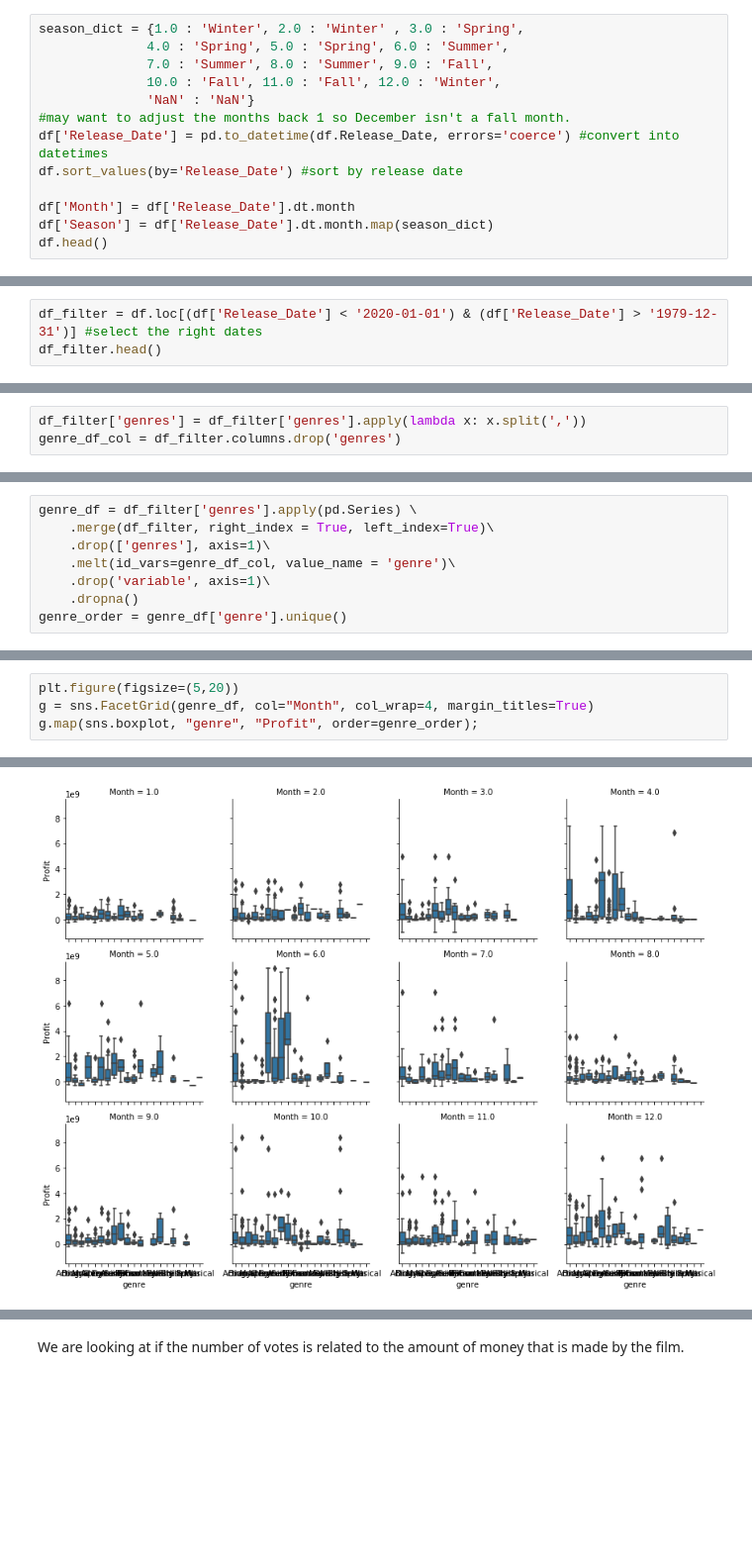
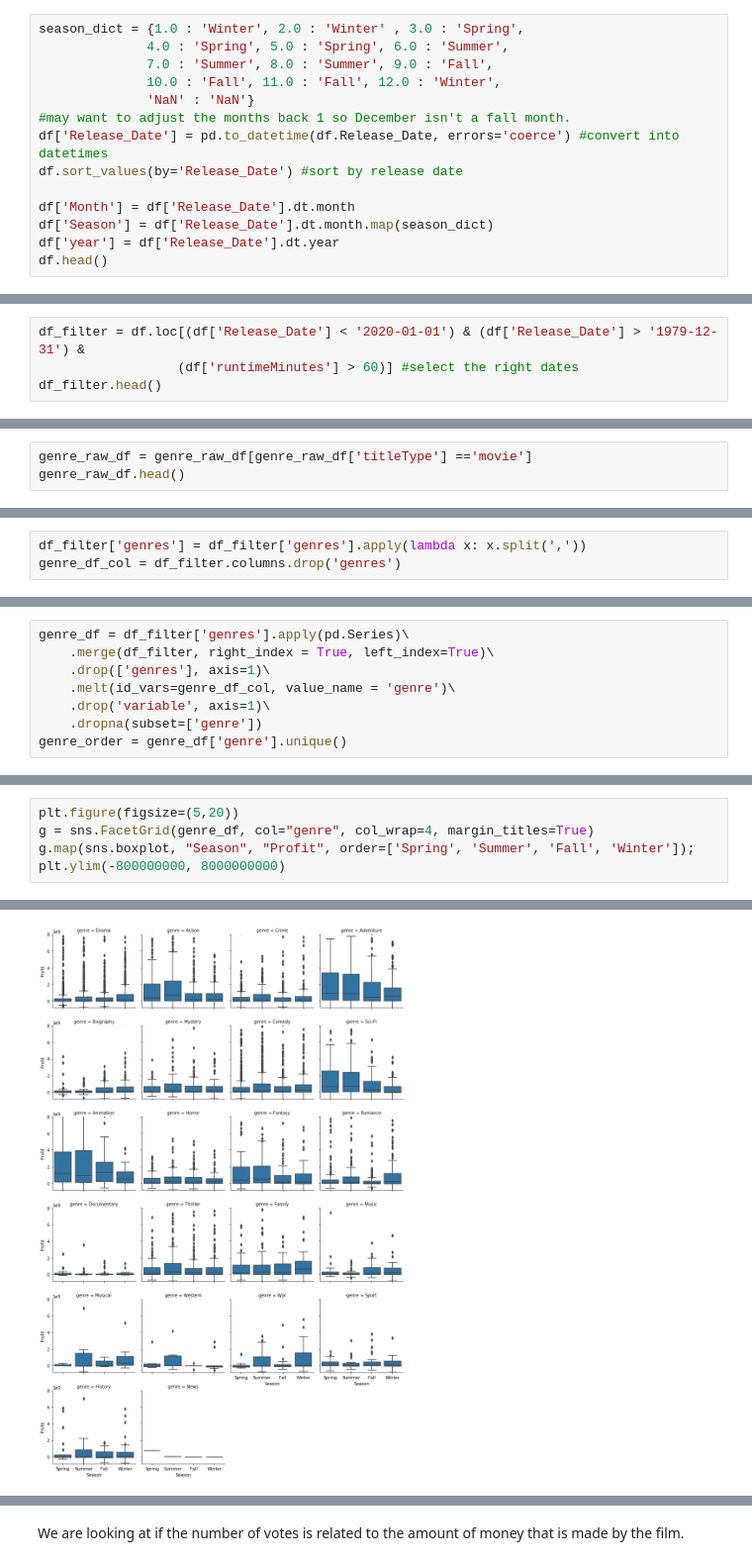
Before and after one commit to snepaul179/dsc-mod-1-project-v2-1-onl01-dtsc-pt-052620, a Jupyter notebook: Final_Vers_ZP.ipynb, the cells around one changed output, grey strips where cells are left out. Shown at 99% size. Cells and saved outputs as stored; diff of their text form; blank space fills up the shorter version.

```diff
--- a/Final_Vers_ZP.ipynb
+++ b/Final_Vers_ZP.ipynb
@@ -241,6 +257,7 @@ df.sort_values(by='Release_Date') #sort by release date
 
 df['Month'] = df['Release_Date'].dt.month
 df['Season'] = df['Release_Date'].dt.month.map(season_dict)
+df['year'] = df['Release_Date'].dt.year
 df.head()
 # %% [output]
 |  | studio | year | Movie_title | tconst | runtimeMinutes | averageRating | numVotes | region | language | ... |
@@ -254,5 +269,6 @@ want to drop region, runtime, movie_name,
 # %%
-df_filter = df.loc[(df['Release_Date'] < '2020-01-01') & (df['Release_Date'] > '1979-12-31')] #select the right dates
+df_filter = df.loc[(df['Release_Date'] < '2020-01-01') & (df['Release_Date'] > '1979-12-31') &
+                  (df['runtimeMinutes'] > 60)] #select the right dates
 df_filter.head()
 # %% [output]
 |  | studio | year | Movie_title | tconst | runtimeMinutes | averageRating | numVotes | region | language | ... |
@@ -276,0 +284,3 @@ genre_raw_df.head()
+# %%
+genre_raw_df = genre_raw_df[genre_raw_df['titleType'] =='movie']
+genre_raw_df.head()
@@ -284,8 +303,8 @@ genre_df_col = df_filter.columns.drop('genres')
 # %%
-genre_df = df_filter['genres'].apply(pd.Series) \
+genre_df = df_filter['genres'].apply(pd.Series)\
     .merge(df_filter, right_index = True, left_index=True)\
     .drop(['genres'], axis=1)\
     .melt(id_vars=genre_df_col, value_name = 'genre')\
     .drop('variable', axis=1)\
-    .dropna()
+    .dropna(subset=['genre'])
 genre_order = genre_df['genre'].unique()
@@ -315,5 +347,6 @@ plt.legend(bbox_to_anchor=(1.05, 1), loc=2, borderaxespad=0.,prop={'size': 10})
 # %%
 plt.figure(figsize=(5,20))
-g = sns.FacetGrid(genre_df, col="Month", col_wrap=4, margin_titles=True)
-g.map(sns.boxplot, "genre", "Profit", order=genre_order);
+g = sns.FacetGrid(genre_df, col="genre", col_wrap=4, margin_titles=True)
+g.map(sns.boxplot, "Season", "Profit", order=['Spring', 'Summer', 'Fall', 'Winter']);
+plt.ylim(-800000000, 8000000000)
 # %% [output]
@@ -321 +355 @@ g.map(sns.boxplot, "genre", "Profit", order=genre_order);
-[figure, old version]
+[figure, new version]
```
Also changed, not shown: parts of 58 cells of this notebook.
